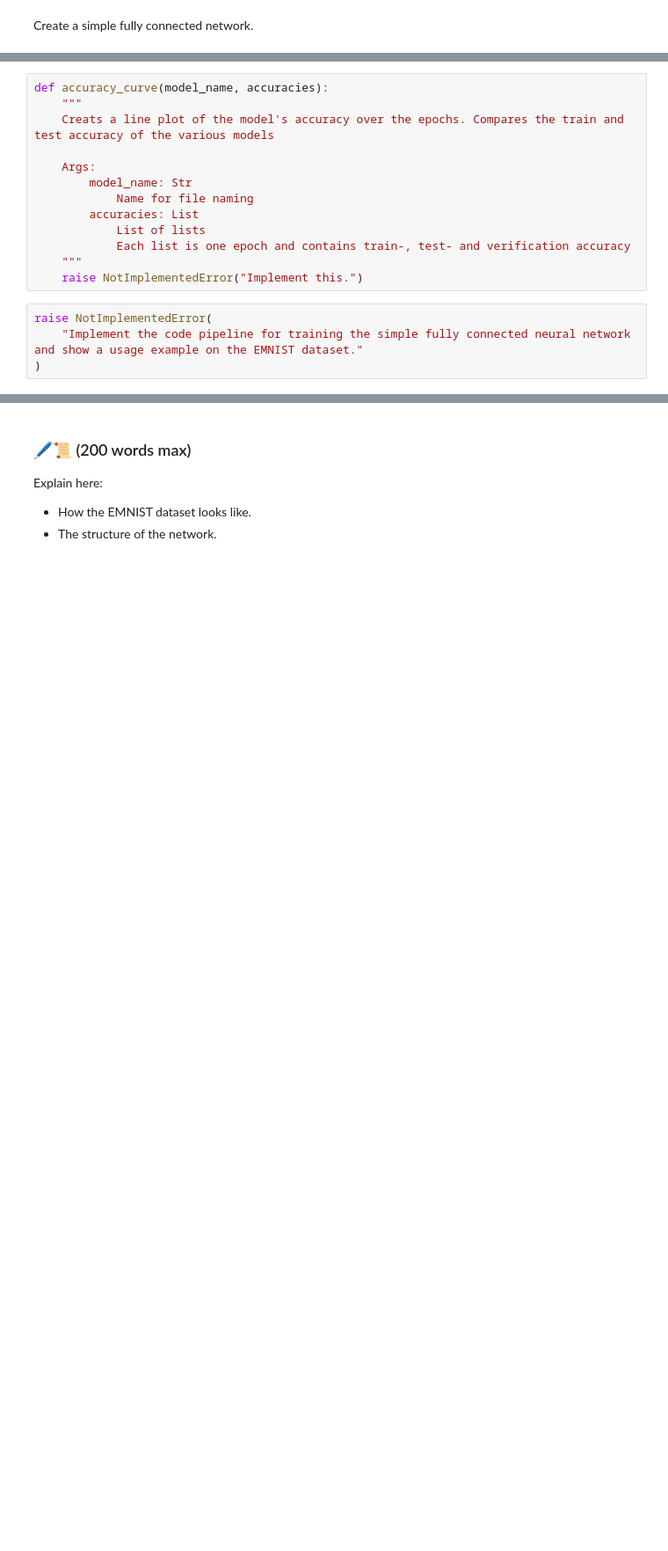
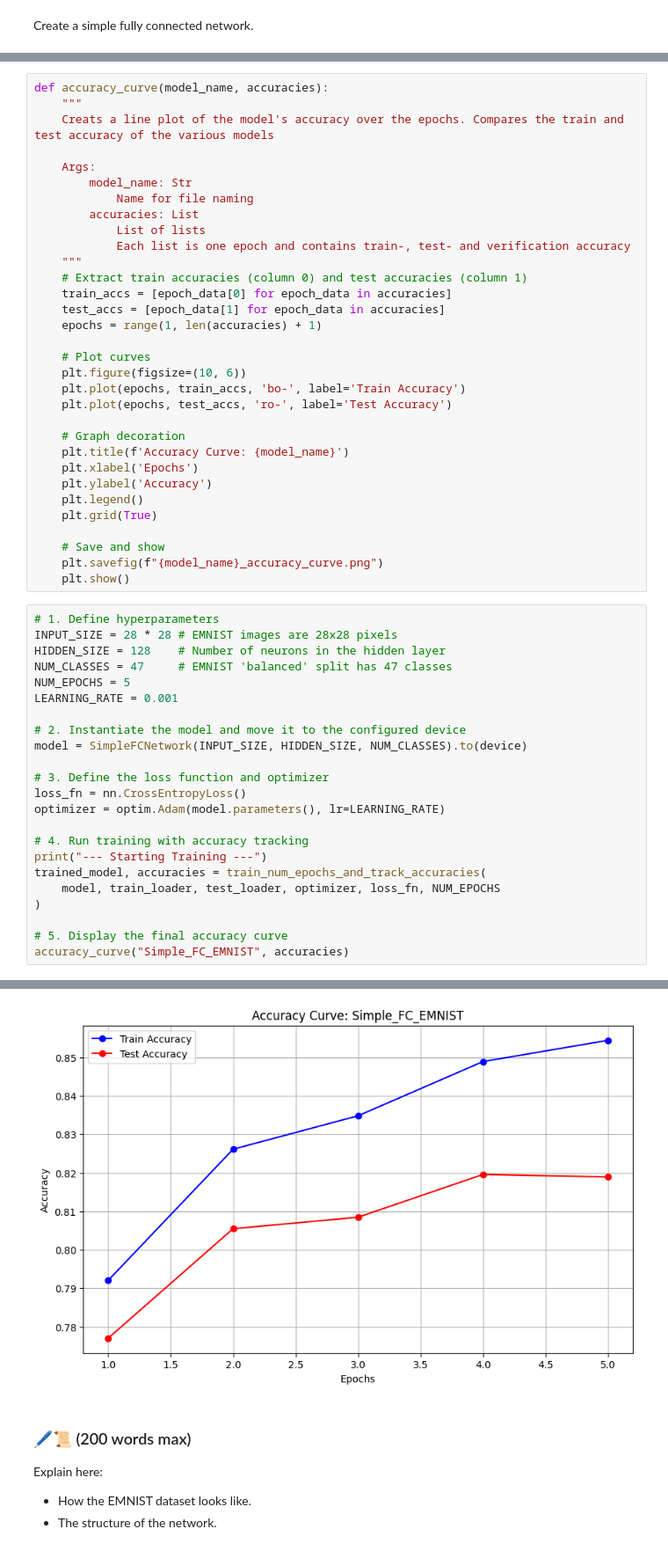
Before and after one commit to reJazzy/Assignment_Neural_Computing, a Jupyter notebook: assignment.ipynb, the cells around one changed output, grey strips where cells are left out. Shown at 88% size. Cells and saved outputs as stored; diff of their text form; blank space fills up the shorter version.

Commit message:
Part 1 simple FCN

```diff
--- a/assignment.ipynb
+++ b/assignment.ipynb
@@ -272,9 +351,47 @@ def accuracy_curve(model_name, accuracies):
             List of lists
             Each list is one epoch and contains train-, test- and verification accuracy
     """
-    raise NotImplementedError("Implement this.")
+    # Extract train accuracies (column 0) and test accuracies (column 1)
+    train_accs = [epoch_data[0] for epoch_data in accuracies]
+    test_accs = [epoch_data[1] for epoch_data in accuracies]
+    epochs = range(1, len(accuracies) + 1)
+
+    # Plot curves
+    plt.figure(figsize=(10, 6))
+    plt.plot(epochs, train_accs, 'bo-', label='Train Accuracy')
+    plt.plot(epochs, test_accs, 'ro-', label='Test Accuracy')
+
+    # Graph decoration
+    plt.title(f'Accuracy Curve: {model_name}')
+    plt.xlabel('Epochs')
+    plt.ylabel('Accuracy')
+    plt.legend()
+    plt.grid(True)
+
+    # Save and show
+    plt.savefig(f"{model_name}_accuracy_curve.png")
+    plt.show()
 # %%
-raise NotImplementedError(
-    "Implement the code pipeline for training the simple fully connected neural network and show a usage example on the EMNIST dataset."
+# 1. Define hyperparameters
+INPUT_SIZE = 28 * 28 # EMNIST images are 28x28 pixels
+HIDDEN_SIZE = 128    # Number of neurons in the hidden layer
+NUM_CLASSES = 47     # EMNIST 'balanced' split has 47 classes
+NUM_EPOCHS = 5
+LEARNING_RATE = 0.001
+
+# 2. Instantiate the model and move it to the configured device
+model = SimpleFCNetwork(INPUT_SIZE, HIDDEN_SIZE, NUM_CLASSES).to(device)
+
+# 3. Define the loss function and optimizer
+loss_fn = nn.CrossEntropyLoss()
+optimizer = optim.Adam(model.parameters(), lr=LEARNING_RATE)
+
+# 4. Run training with accuracy tracking
+print("--- Starting Training ---")
+trained_model, accuracies = train_num_epochs_and_track_accuracies(
+    model, train_loader, test_loader, optimizer, loss_fn, NUM_EPOCHS
 )
+
+# 5. Display the final accuracy curve
+accuracy_curve("Simple_FC_EMNIST", accuracies)
 # %% [output]
@@ -282,3 +404,4 @@ NotImplementedError: Implement the code pipeline for training the simple fully c
+[figure, added]
 # %% [markdown]
 ### 🖊️📜 (200 words max)
 
```
Also changed, not shown: parts of 4 cells of this notebook, 1 other file.
